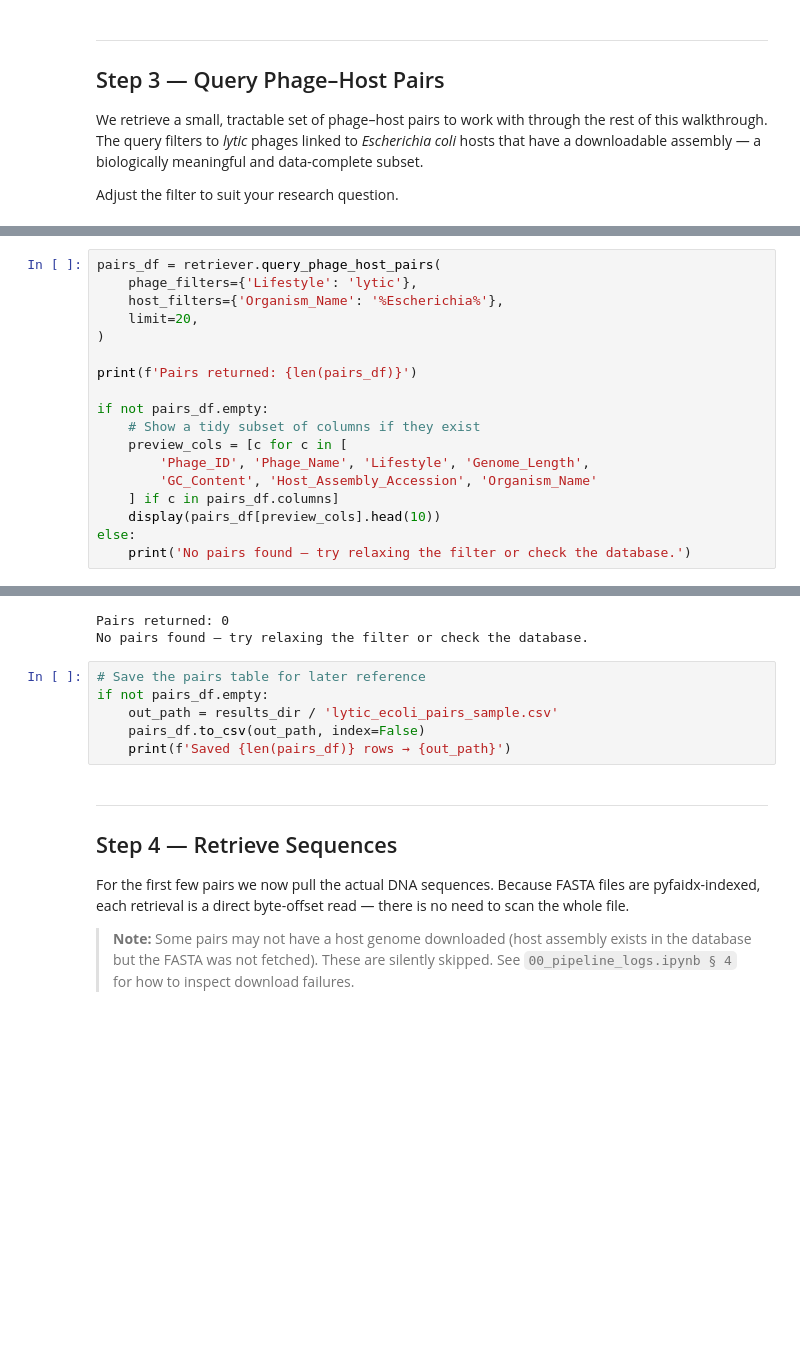
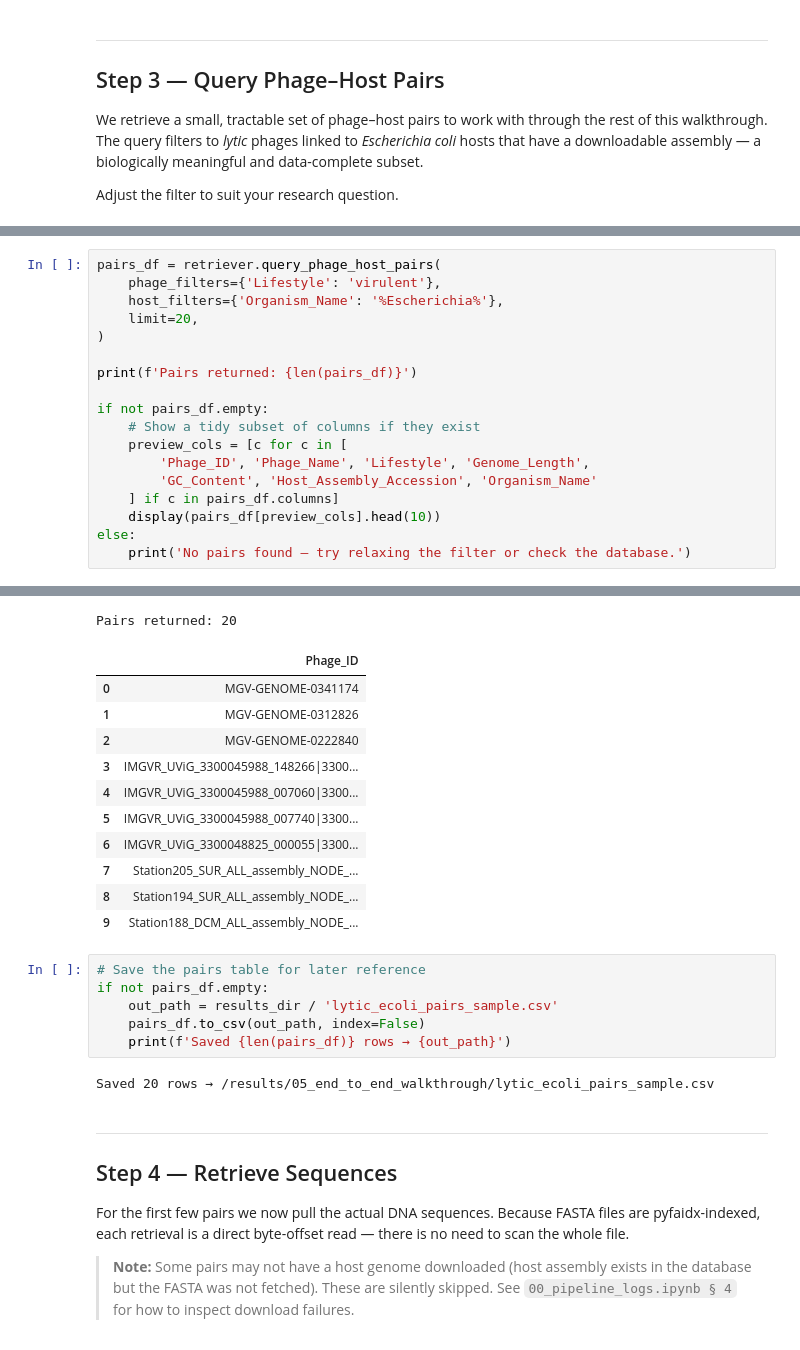
Before and after one commit to ThibaultSchowing/PBI, a Jupyter notebook: notebooks/05_end_to_end_walkthrough.ipynb, the cells around one changed output, grey strips where cells are left out. Drawn from its saved outputs; the diff is of its cells as text; blank space fills up the shorter version.

```diff
--- a/notebooks/05_end_to_end_walkthrough.ipynb
+++ b/notebooks/05_end_to_end_walkthrough.ipynb
@@ -184,6 +200,6 @@ pairs_df
 # %%
 pairs_df = retriever.query_phage_host_pairs(
-    phage_filters={'Lifestyle': 'lytic'},
+    phage_filters={'Lifestyle': 'virulent'},
     host_filters={'Organism_Name': '%Escherichia%'},
     limit=20,
 )
@@ -207,11 +223,23 @@ else:
-Pairs returned: 0
-No pairs found — try relaxing the filter or check the database.
+Pairs returned: 20
+|  | Phage_ID |
+| 0 | MGV-GENOME-0341174 |
+| 1 | MGV-GENOME-0312826 |
+| 2 | MGV-GENOME-0222840 |
+| 3 | IMGVR_UViG_3300045988_148266|3300... |
+| 4 | IMGVR_UViG_3300045988_007060|3300... |
+| 5 | IMGVR_UViG_3300045988_007740|3300... |
+| 6 | IMGVR_UViG_3300048825_000055|3300... |
+| 7 | Station205_SUR_ALL_assembly_NODE_... |
+| 8 | Station194_SUR_ALL_assembly_NODE_... |
+| 9 | Station188_DCM_ALL_assembly_NODE_... |
 # %%
 # Save the pairs table for later reference
 if not pairs_df.empty:
     out_path = results_dir / 'lytic_ecoli_pairs_sample.csv'
     pairs_df.to_csv(out_path, index=False)
     print(f'Saved {len(pairs_df)} rows → {out_path}')
+# %% [output]
+Saved 20 rows → /results/05_end_to_end_walkthrough/lytic_ecoli_pairs_sample.csv
 # %% [markdown]
 ---
 <a id='step4'></a>
```
Also changed, not shown: parts of 4 cells of this notebook, 21 other files.
